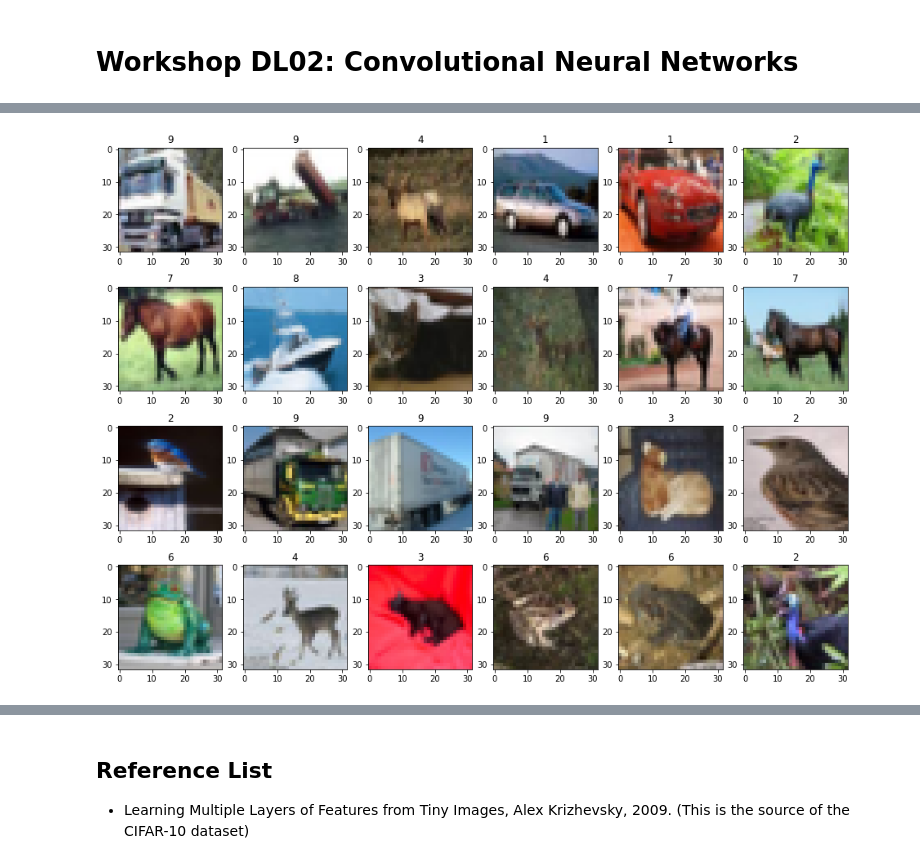
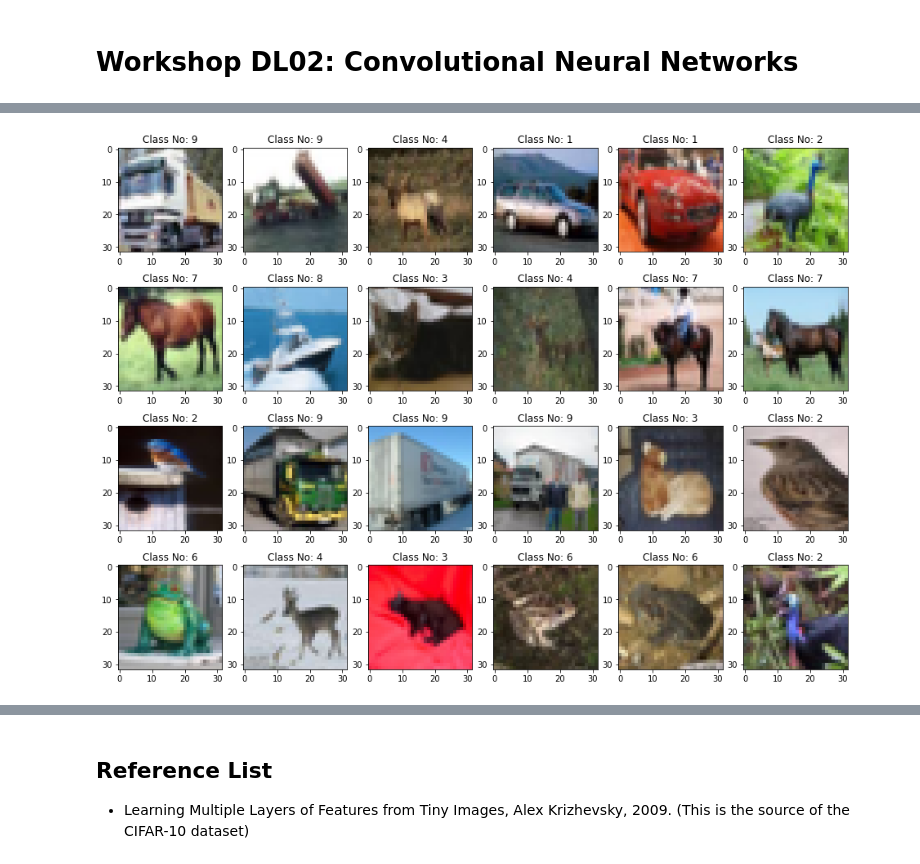
Before and after one commit to ecranney/mlsa-workshops, a Jupyter notebook: deep-learning/workshop-DL02/workshop-DL02.ipynb, the cells around one changed output, grey strips where cells are left out. Saved outputs shown, nothing was run; the diff lists cells and outputs as text; code cells hidden in the pictures.

```diff
--- a/deep-learning/workshop-DL02/workshop-DL02.ipynb
+++ b/deep-learning/workshop-DL02/workshop-DL02.ipynb
@@ -44,17 +55,17 @@ def batchify(data, batch_size):
 # %%
 # just checking that all our preprocessing functions work
 images, labels = load_CIFAR_batch(DATA_PATH + "data_batch_1")
 images = reshape_images(images)
 
 # creates a 4x6 plot of the first few CIFAR-10 images after preprocessing
 fig = plt.figure(figsize=[16, 12])
 cols = 6
 rows = 4
 for i in range(1, rows*cols+1):
     img = images[i]
     subplt = fig.add_subplot(rows, cols, i)
-    subplt.set_title(labels[i])
+    subplt.set_title("Class No: " + str(labels[i]))
     plt.imshow(img)
 plt.show()
 # %% [output]
-[figure, old version]
+[figure, new version]
```
Also changed, not shown: parts of 13 cells of this notebook.
